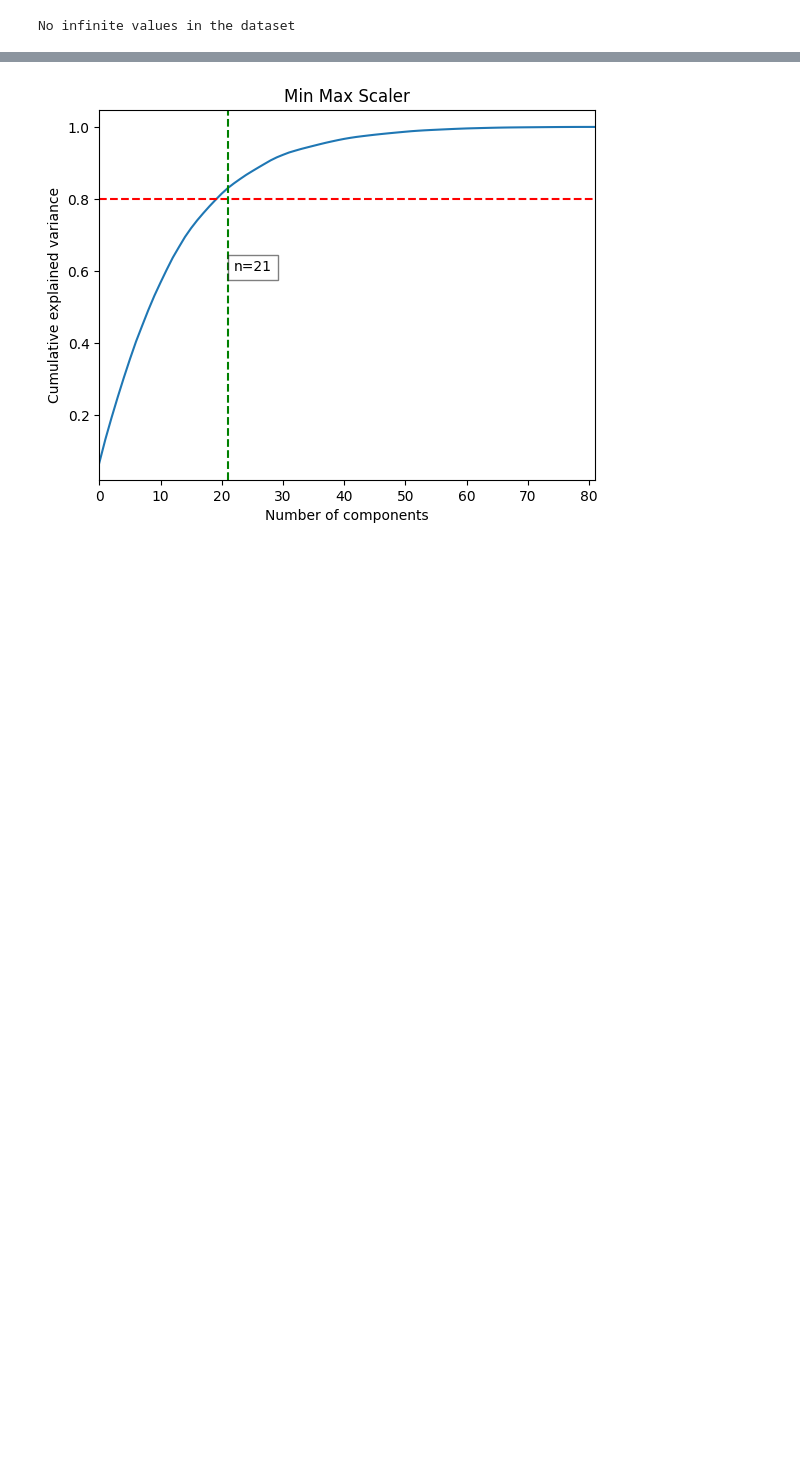
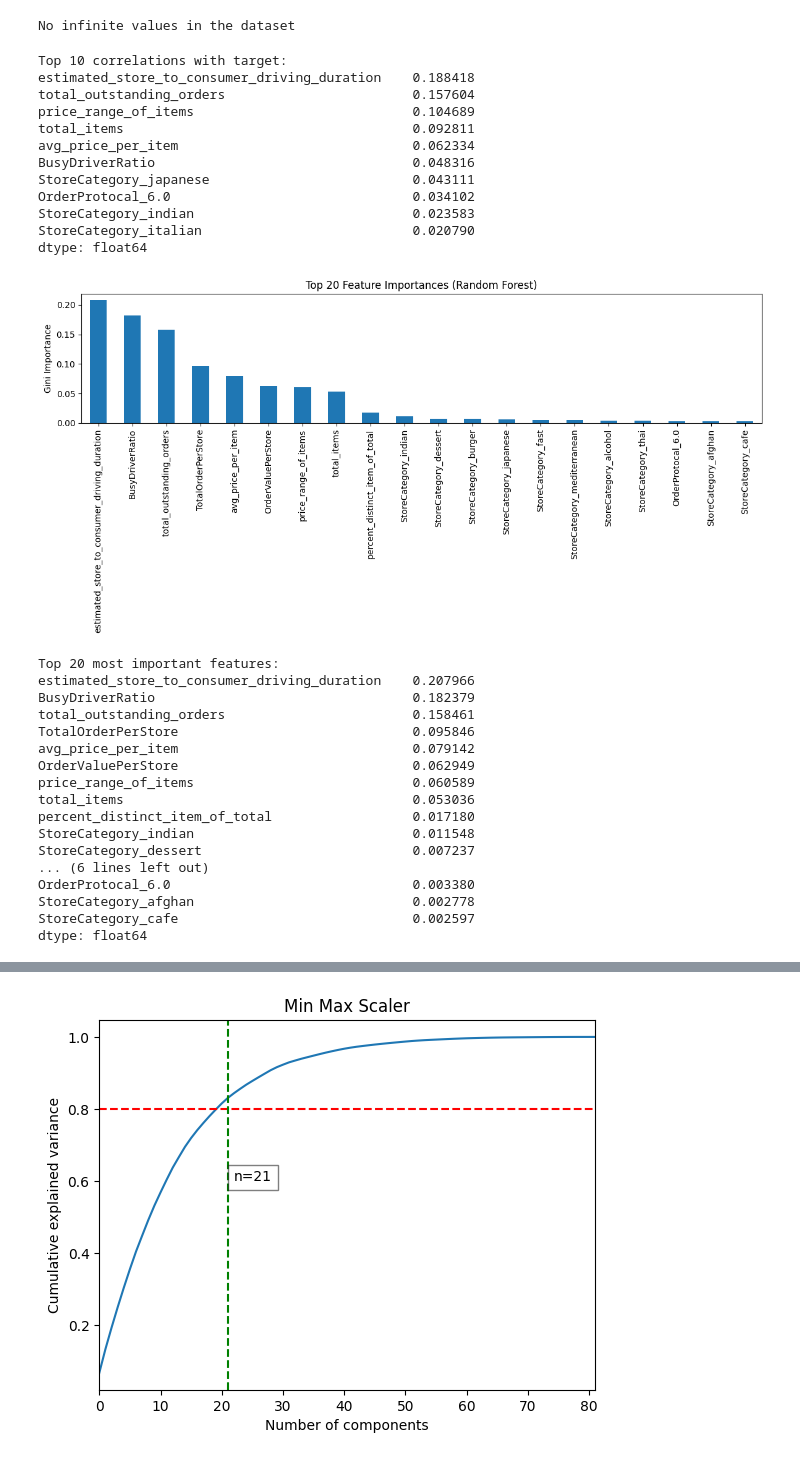
Before and after one commit to zkontor/DoorDashModels, a Jupyter notebook: Models/models.ipynb, the cells around one changed output, grey strips where cells are left out. Saved outputs shown, nothing was run; the diff lists cells and outputs as text; code cells hidden in the pictures; blank space fills up the shorter version.

Commit message:
Model Update

```diff
--- a/Models/models.ipynb
+++ b/Models/models.ipynb
@@ -365,3 +352,82 @@ X_train, X_test, Y_train, Y_test = train_test_split(X, Y, test_size=0.2, random_
+# %%
+
+X = train_df.drop(columns=["Total_Delivery_Duration", "actual_delivery_time"])
+y = train_df["Total_Delivery_Duration"]
+
+# Check correlations between each feature and the target
+#     helps identify any "too-perfect" feature (data leakage).
+numeric_cols = X.select_dtypes(include=[np.number]).columns
+corr_with_target = X[numeric_cols].corrwith(y)
+print("Top 10 correlations with target:")
+print(corr_with_target.sort_values(ascending=False).head(10))
+
+
+# Scale the features:
+from sklearn.preprocessing import StandardScaler
+
+# Train/test split:
+from sklearn.model_selection import train_test_split
+
+X_train, X_test, y_train, y_test = train_test_split(
+    X,
+    y,
+    test_size=0.2,
+    random_state=42
+)
+
+# Apply scaling after the split to avoid data leakage
+scaler = StandardScaler()
+X_train_scaled = scaler.fit_transform(X_train)
+X_test_scaled = scaler.transform(X_test)
+
+# Fit a RandomForestRegressor:
+from sklearn.ensemble import RandomForestRegressor
+
+forest = RandomForestRegressor(n_estimators=100, random_state=42, max_depth=10)
+forest.fit(X_train_scaled, y_train)
+
+# Check and plot feature importances:
+importances = pd.Series(forest.feature_importances_, index=X.columns)
+top_20 = importances.sort_values(ascending=False).head(20)
+top_20.plot(kind='bar', figsize=(12,6), rot=90)
+plt.title("Top 20 Feature Importances (Random Forest)")
+plt.ylabel("Gini Importance")
+plt.tight_layout()
+plt.show()
+
+print("Top 20 most important features:")
+print(top_20)
+# %% [output]
+Top 10 correlations with target:
+estimated_store_to_consumer_driving_duration    0.188418
+total_outstanding_orders                        0.157604
+price_range_of_items                            0.104689
+total_items                                     0.092811
+avg_price_per_item                              0.062334
+BusyDriverRatio                                 0.048316
+StoreCategory_japanese                          0.043111
+OrderProtocal_6.0                               0.034102
+StoreCategory_indian                            0.023583
+StoreCategory_italian                           0.020790
+dtype: float64
+[figure, added]
+Top 20 most important features:
+estimated_store_to_consumer_driving_duration    0.207966
+BusyDriverRatio                                 0.182379
+total_outstanding_orders                        0.158461
+TotalOrderPerStore                              0.095846
+avg_price_per_item                              0.079142
+OrderValuePerStore                              0.062949
+price_range_of_items                            0.060589
+total_items                                     0.053036
+percent_distinct_item_of_total                  0.017180
+StoreCategory_indian                            0.011548
+StoreCategory_dessert                           0.007237
+... (6 lines left out)
+OrderProtocal_6.0                               0.003380
+StoreCategory_afghan                            0.002778
+StoreCategory_cafe                              0.002597
+dtype: float64
 # %%
 #plotting the feature importance
 feature_names = [f"feature {i}" for i in range((X.shape[1]))]
```
Also changed, not shown: parts of 15 cells of this notebook, 1 other file.
